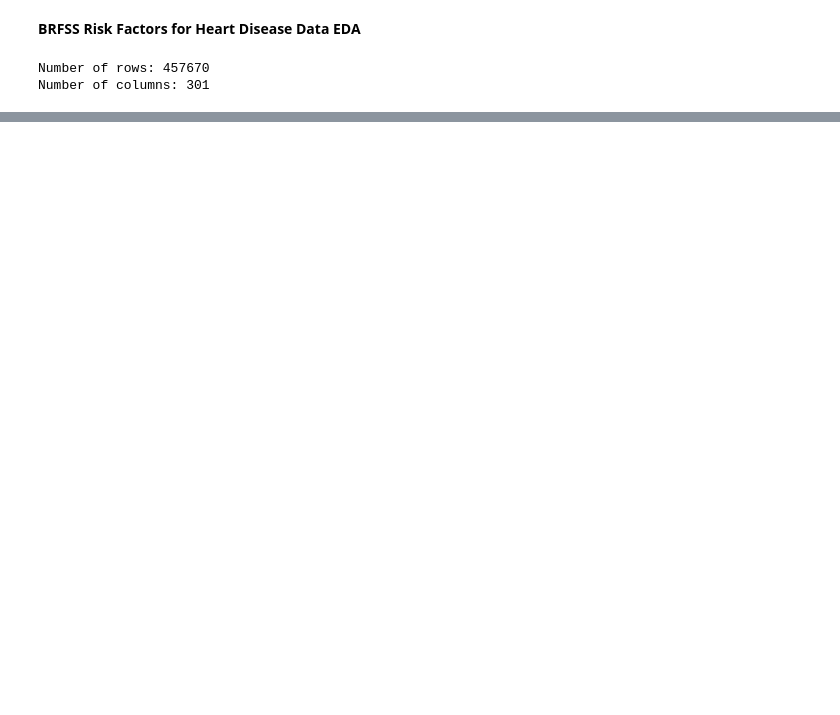
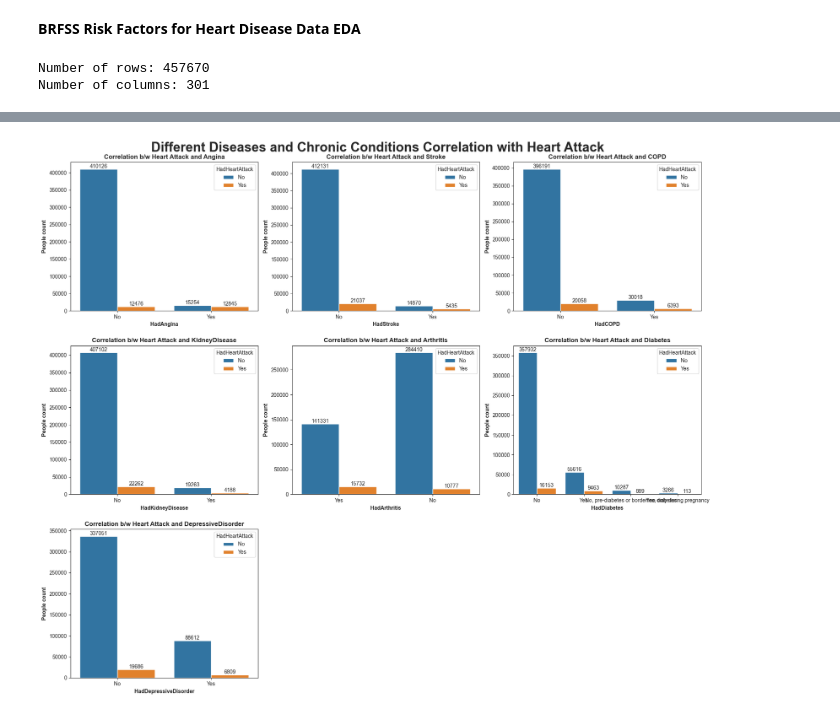
Before and after one commit to msbisrat/111project, a Jupyter notebook: EDA/brfss_eda.ipynb, the cells around one changed output, grey strips where cells are left out. Drawn from its saved outputs; the diff is of its cells as text; code cells hidden in the pictures; blank space fills up the shorter version.

```diff
--- a/EDA/brfss_eda.ipynb
+++ b/EDA/brfss_eda.ipynb
@@ -59,0 +279,84 @@ Useful columns:
+# %%
+# Chronic condition columns available in the 2024 dataset
+chronic_condition_cols = [
+    "HadAngina",
+    "HadStroke",
+    "HadCOPD",
+    "HadKidneyDisease",
+    "HadArthritis",
+    "HadDiabetes",
+    "HadDepressiveDisorder"
+]
+
+# Clean regular yes/no chronic condition columns
+regular_yes_no_cols = [
+    "HadAngina",
+    "HadStroke",
+    "HadCOPD",
+    "HadKidneyDisease",
+    "HadArthritis",
+    "HadDepressiveDisorder"
+]
+
+for col in regular_yes_no_cols:
+    df_eda[col] = df_eda[col].replace(yes_no_map)
+
+# Clean diabetes separately because BRFSS has extra categories
+diabetes_map = {
+    1: "Yes",
+    2: "Yes, only during pregnancy",
+    3: "No",
+    4: "No, pre-diabetes or borderline diabetes",
+    7: np.nan,
+    9: np.nan
+}
+
+df_eda["HadDiabetes"] = df_eda["HadDiabetes"].replace(diabetes_map)
+
+# Keep only the columns needed for this graph
+chronic_diseases = df_eda[
+    ["Sex", "HadHeartAttack"] + chronic_condition_cols
+].copy()
+
+# Drop rows missing the target
+chronic_diseases = chronic_diseases.dropna(subset=["HadHeartAttack"])
+
+# Plot chronic conditions against heart attack status
+plt.figure(figsize=(18, 15))
+sns.set_style("ticks")
+
+for i, column in enumerate(chronic_condition_cols, 1):
+    plt.subplot(3, 3, i)
+
+    plot_data = chronic_diseases.dropna(subset=[column])
+
+    ax = sns.countplot(
+        data=plot_data,
+        x=column,
+        hue="HadHeartAttack"
+    )
+
+    clean_title = column.replace("Had", "")
+
+    ax.set_title(
+        "Correlation b/w Heart Attack and " + clean_title,
+        fontsize=12,
+        fontweight="bold"
+    )
+
+    ax.set_xlabel(column, fontsize=10, fontweight="bold")
+    ax.set_ylabel("People count", fontsize=10, fontweight="bold")
+
+    for container in ax.containers:
+        ax.bar_label(container)
+
+plt.suptitle(
+    "Different Diseases and Chronic Conditions Correlation with Heart Attack",
+    size=25,
+    fontweight="bold"
+)
+
+plt.tight_layout(w_pad=1, h_pad=2)
+plt.show()
+# %% [output]
+[figure, added]
```
Also changed, not shown: parts of 18 cells of this notebook, 3 other files.
